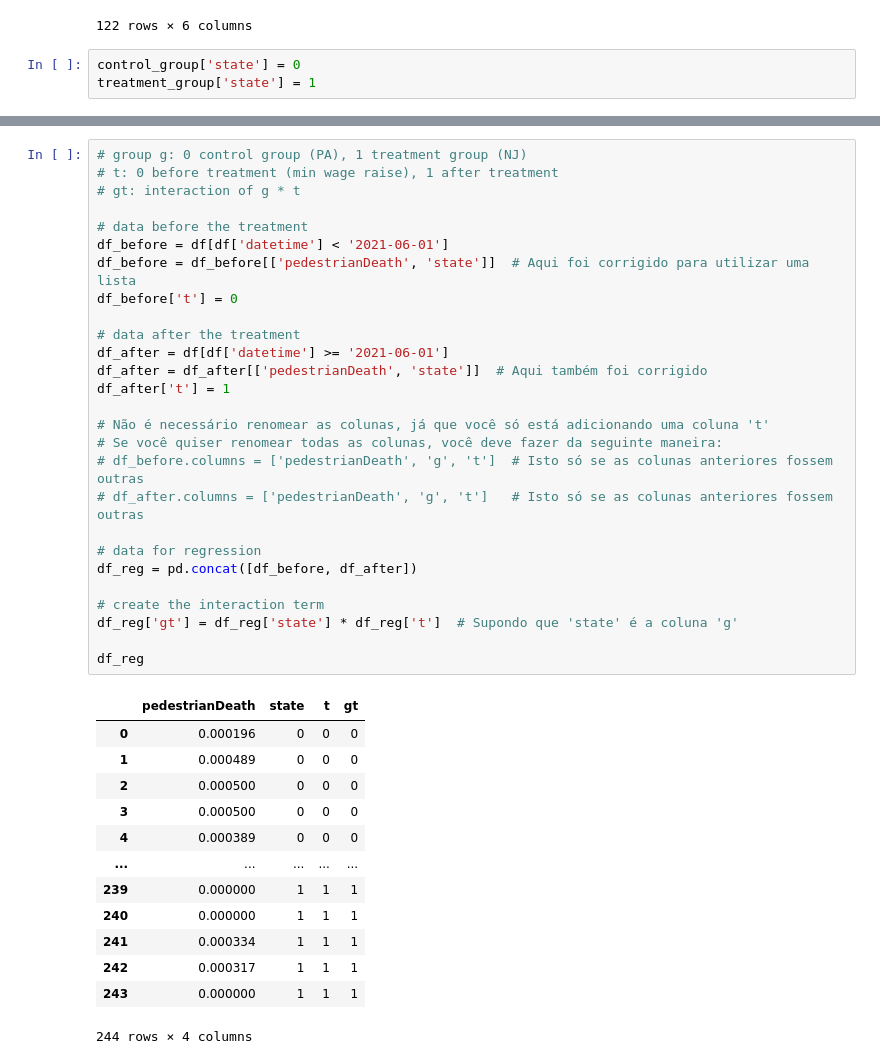
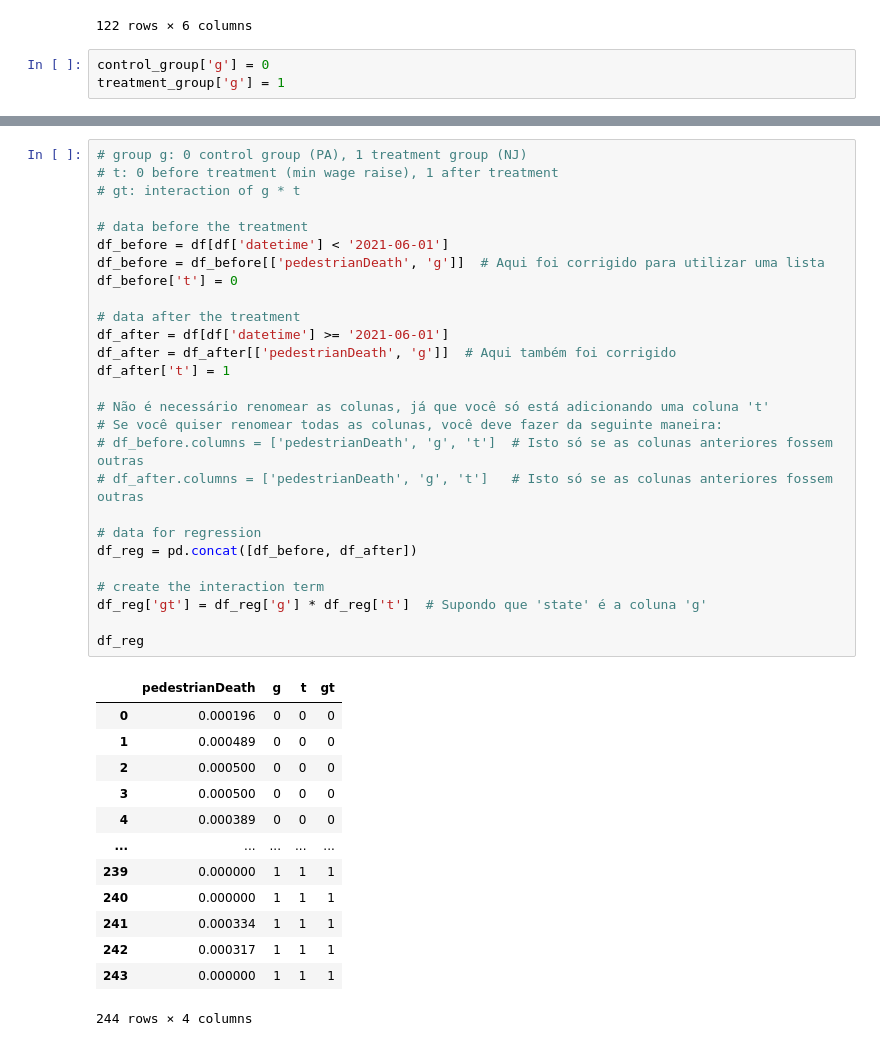
Before and after one commit to leonardohannas/MODS206_TelecomParis, a Jupyter notebook: notebook.ipynb, the cells around one changed output, grey strips where cells are left out. Drawn from its saved outputs; the diff is of its cells as text.

```diff
--- a/notebook.ipynb
+++ b/notebook.ipynb
@@ -620,8 +620,8 @@ treatment_group
 | 121 | 2021-07-31 | 24.161157 | 11.168845 | 3.000000 | 0.000000 | 0.000000 |
 122 rows × 6 columns
 # %%
-control_group['state'] = 0
-treatment_group['state'] = 1
+control_group['g'] = 0
+treatment_group['g'] = 1
 # %%
 df = control_group.copy()
 df = df.append(treatment_group).reset_index().drop(columns=['index'])
@@ -644,32 +644,32 @@ df
 # %%
 # group g: 0 control group (PA), 1 treatment group (NJ)
 # t: 0 before treatment (min wage raise), 1 after treatment
 # gt: interaction of g * t
 
 # data before the treatment
 df_before = df[df['datetime'] < '2021-06-01']
-df_before = df_before[['pedestrianDeath', 'state']]  # Aqui foi corrigido para utilizar uma lista
+df_before = df_before[['pedestrianDeath', 'g']]  # Aqui foi corrigido para utilizar uma lista
 df_before['t'] = 0
 
 # data after the treatment
 df_after = df[df['datetime'] >= '2021-06-01']
-df_after = df_after[['pedestrianDeath', 'state']]  # Aqui também foi corrigido
+df_after = df_after[['pedestrianDeath', 'g']]  # Aqui também foi corrigido
 df_after['t'] = 1
 
 # Não é necessário renomear as colunas, já que você só está adicionando uma coluna 't'
 # Se você quiser renomear todas as colunas, você deve fazer da seguinte maneira:
 # df_before.columns = ['pedestrianDeath', 'g', 't']  # Isto só se as colunas anteriores fossem outras
 # df_after.columns = ['pedestrianDeath', 'g', 't']   # Isto só se as colunas anteriores fossem outras
 
 # data for regression
 df_reg = pd.concat([df_before, df_after])
 
 # create the interaction term
-df_reg['gt'] = df_reg['state'] * df_reg['t']  # Supondo que 'state' é a coluna 'g'
+df_reg['gt'] = df_reg['g'] * df_reg['t']  # Supondo que 'state' é a coluna 'g'
 
 df_reg
 # %% [output]
-|  | pedestrianDeath | state | t | gt |
+|  | pedestrianDeath | g | t | gt |
 | 0 | 0.000196 | 0 | 0 | 0 |
 | 1 | 0.000489 | 0 | 0 | 0 |
 | 2 | 0.000500 | 0 | 0 | 0 |
```
Also changed, not shown: parts of 14 cells of this notebook.
